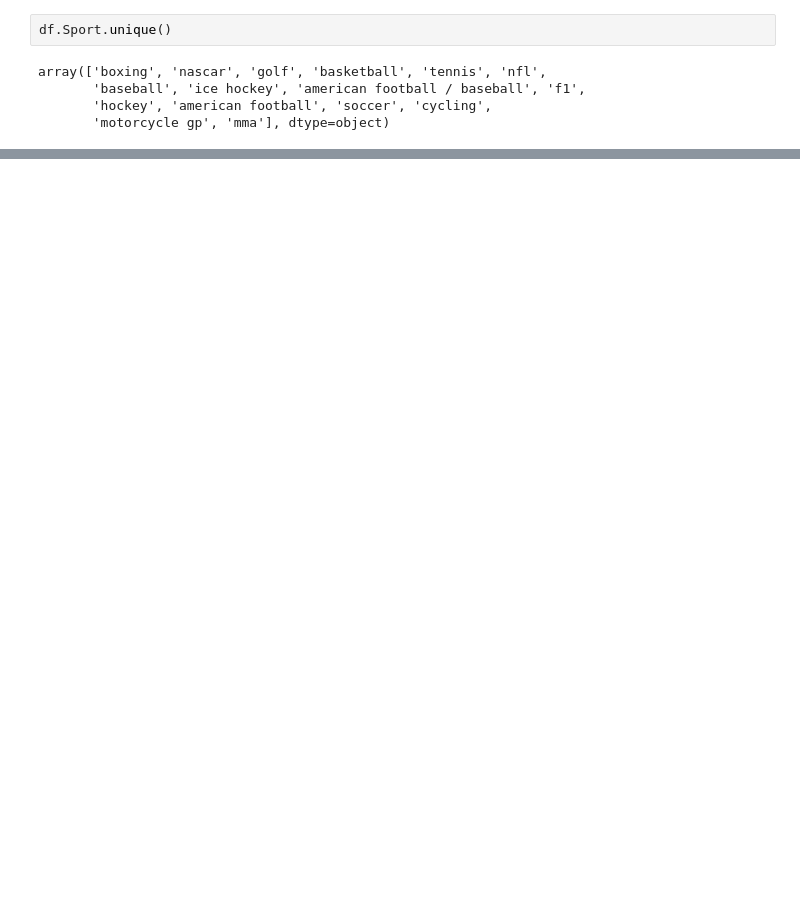
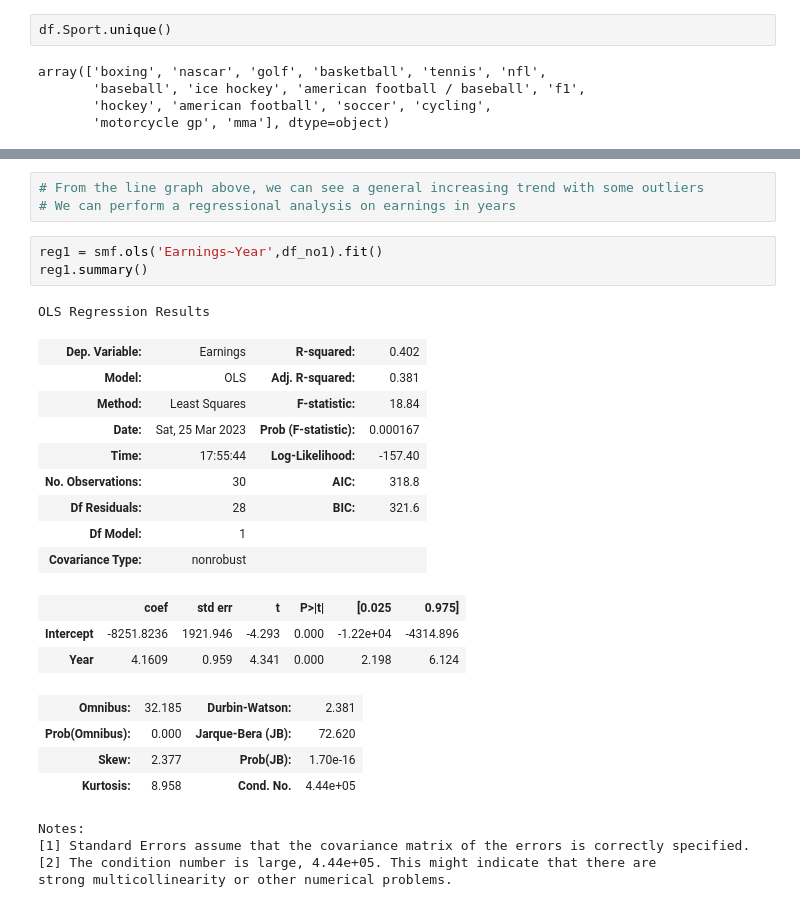
Before and after one commit to zoeshenrw/databootcamp-midterm, a Jupyter notebook: databootcamp-midterm.ipynb, the cells around one changed output, grey strips where cells are left out. Saved outputs shown, nothing was run; the diff lists cells and outputs as text; blank space fills up the shorter version.

```diff
--- a/databootcamp-midterm.ipynb
+++ b/databootcamp-midterm.ipynb
@@ -53,0 +58,28 @@ df_no1.head()
+# %%
+# From the line graph above, we can see a general increasing trend with some outliers
+# We can perform a regressional analysis on earnings in years
+# %%
+reg1 = smf.ols('Earnings~Year',df_no1).fit()
+reg1.summary()
+# %% [output]
+OLS Regression Results
+| Dep. Variable: | Earnings | R-squared: | 0.402 |
+| Model: | OLS | Adj. R-squared: | 0.381 |
+| Method: | Least Squares | F-statistic: | 18.84 |
+| Date: | Sat, 25 Mar 2023 | Prob (F-statistic): | 0.000167 |
+| Time: | 17:55:44 | Log-Likelihood: | -157.40 |
+| No. Observations: | 30 | AIC: | 318.8 |
+| Df Residuals: | 28 | BIC: | 321.6 |
+| Df Model: | 1 |  |  |
+| Covariance Type: | nonrobust |  |  |
+|  | coef | std err | t | P>|t| | [0.025 | 0.975] |
+| Intercept | -8251.8236 | 1921.946 | -4.293 | 0.000 | -1.22e+04 | -4314.896 |
+| Year | 4.1609 | 0.959 | 4.341 | 0.000 | 2.198 | 6.124 |
+| Omnibus: | 32.185 | Durbin-Watson: | 2.381 |
+| Prob(Omnibus): | 0.000 | Jarque-Bera (JB): | 72.620 |
+| Skew: | 2.377 | Prob(JB): | 1.70e-16 |
+| Kurtosis: | 8.958 | Cond. No. | 4.44e+05 |
+Notes:
+[1] Standard Errors assume that the covariance matrix of the errors is correctly specified.
+[2] The condition number is large, 4.44e+05. This might indicate that there are
+strong multicollinearity or other numerical problems.
```
Also changed, not shown: parts of 13 cells of this notebook.
